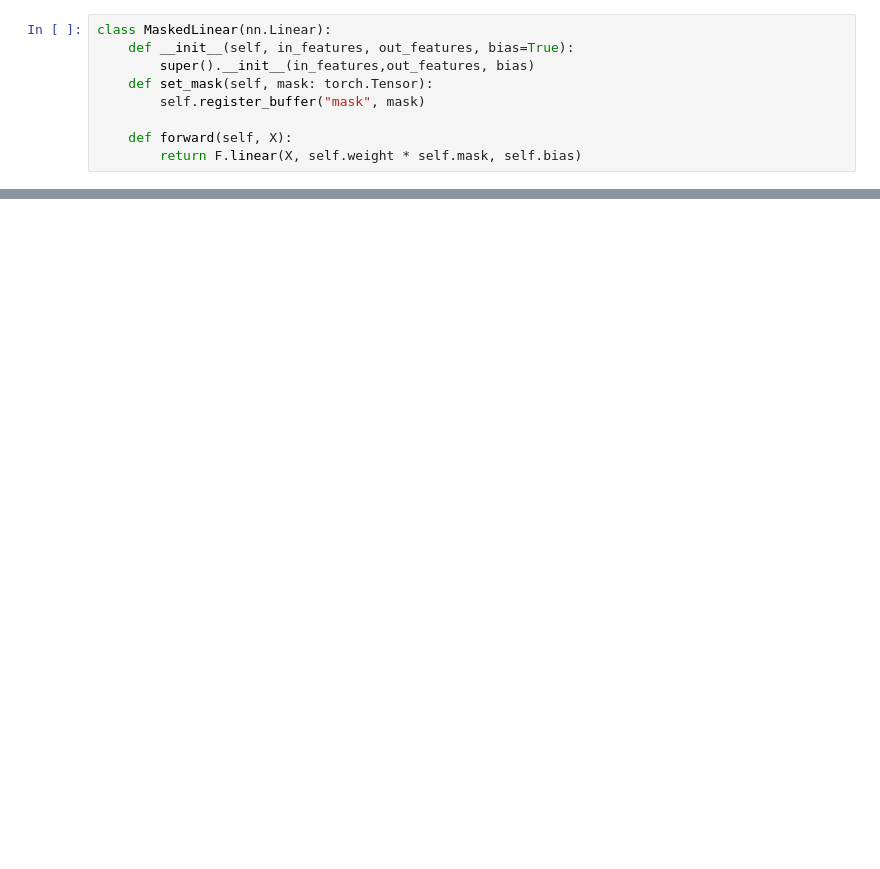
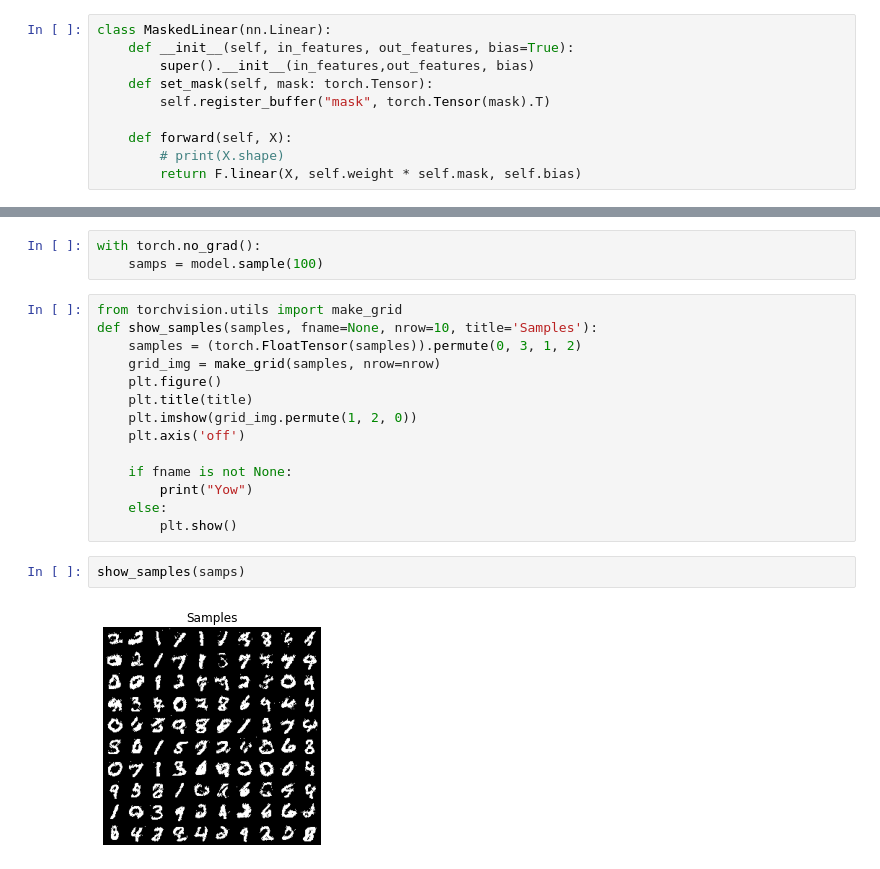
Before and after one commit to zcfabra/notebooks, a Jupyter notebook: made.ipynb, the cells around one changed output, grey strips where cells are left out. Drawn from its saved outputs; the diff is of its cells as text; blank space fills up the shorter version.

Commit message:
Successfully generates mnist samples

```diff
--- a/made.ipynb
+++ b/made.ipynb
@@ -9,8 +12,9 @@ class MaskedLinear(nn.Linear):
     def __init__(self, in_features, out_features, bias=True):
         super().__init__(in_features,out_features, bias)
     def set_mask(self, mask: torch.Tensor):
-        self.register_buffer("mask", mask)
+        self.register_buffer("mask", torch.Tensor(mask).T)
 
     def forward(self, X):
+        # print(X.shape)
         return F.linear(X, self.weight * self.mask, self.bias)
 # %%
@@ -46,0 +171,21 @@ class MADE(nn.Module):
+# %%
+with torch.no_grad():
+    samps = model.sample(100)
+# %%
+from torchvision.utils import make_grid
+def show_samples(samples, fname=None, nrow=10, title='Samples'):
+    samples = (torch.FloatTensor(samples)).permute(0, 3, 1, 2)
+    grid_img = make_grid(samples, nrow=nrow)
+    plt.figure()
+    plt.title(title)
+    plt.imshow(grid_img.permute(1, 2, 0))
+    plt.axis('off')
+
+    if fname is not None:
+        print("Yow")
+    else:
+        plt.show()
+# %%
+show_samples(samps)
+# %% [output]
+[figure, added]
```
Also changed, not shown: parts of 5 cells of this notebook, 3 other files.
